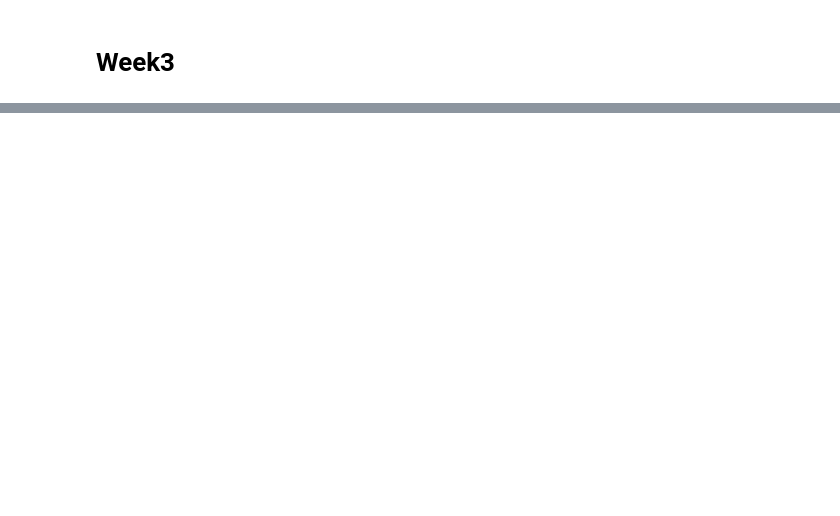
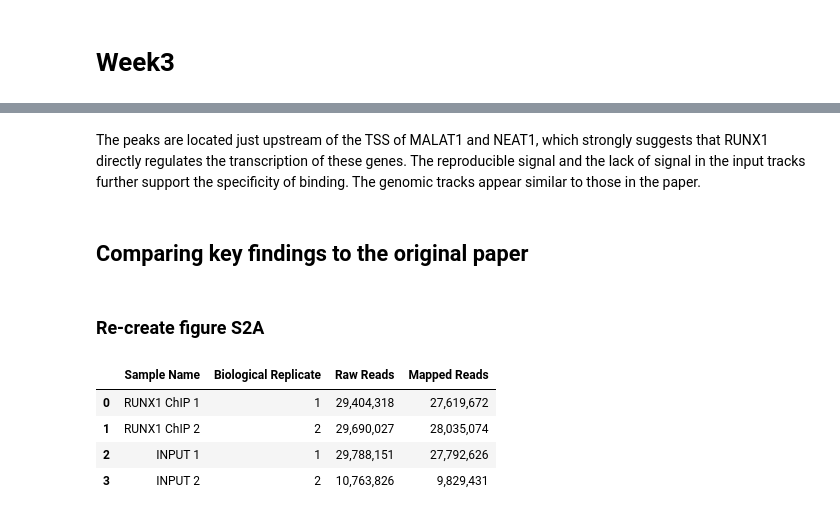
Before and after one commit to yukiito0914/chip_seq_analysis_pipeline, a Jupyter notebook: analysis_notebook.ipynb, the cells around one changed output, grey strips where cells are left out. Cells and saved outputs as stored; diff of their text form; code cells hidden in the pictures; blank space fills up the shorter version.

```diff
--- a/analysis_notebook.ipynb
+++ b/analysis_notebook.ipynb
@@ -26,0 +161,22 @@ The motif analysis identified several highly enriched transcription factor bindi
+# %% [markdown]
+The peaks are located just upstream of the TSS of MALAT1 and NEAT1, which strongly suggests that RUNX1 directly regulates the transcription of these genes. The reproducible signal and the lack of signal in the input tracks further support the specificity of binding. The genomic tracks appear similar to those in the paper.
+# %% [markdown]
+## Comparing key findings to the original paper
+# %% [markdown]
+### Re-create figure S2A
+# %%
+data_s2a = {
+    "Sample Name": ["RUNX1 ChIP 1", "RUNX1 ChIP 2", "INPUT 1", "INPUT 2"],
+    "Biological Replicate": [1, 2, 1, 2],
+    "Raw Reads": ["29,404,318", "29,690,027", "29,788,151", "10,763,826"],
+    "Mapped Reads": ["27,619,672", "28,035,074", "27,792,626", "9,829,431"]
+}
+
+df_s2a = pd.DataFrame(data_s2a)
+df_s2a
+# %% [output]
+|  | Sample Name | Biological Replicate | Raw Reads | Mapped Reads |
+| 0 | RUNX1 ChIP 1 | 1 | 29,404,318 | 27,619,672 |
+| 1 | RUNX1 ChIP 2 | 2 | 29,690,027 | 28,035,074 |
+| 2 | INPUT 1 | 1 | 29,788,151 | 27,792,626 |
+| 3 | INPUT 2 | 2 | 10,763,826 | 9,829,431 |
```
Also changed, not shown: parts of 41 cells of this notebook, 4 other files.
